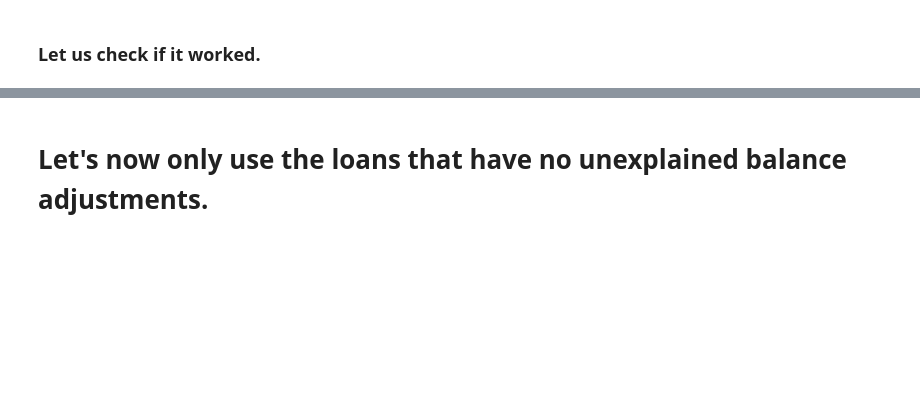
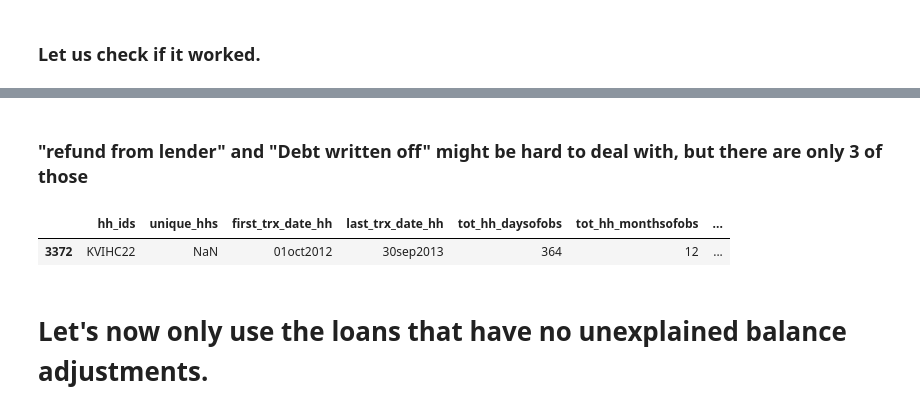
Before and after one commit to julclu/kenya_financial_diaries, a Jupyter notebook: ella/Pure_Truncation_Ella.ipynb, the cells around one changed output, grey strips where cells are left out. Drawn from its saved outputs; the diff is of its cells as text; code cells hidden in the pictures; blank space fills up the shorter version.

```diff
--- a/ella/Pure_Truncation_Ella.ipynb
+++ b/ella/Pure_Truncation_Ella.ipynb
@@ -56,3 +55,10 @@ print(s)
+# %% [markdown]
+### "refund from lender" and "Debt written off" might be hard to deal with, but there are only 3 of those
+# %%
+dfb[dfb["trx_prx_purpose"]=="6. Debt written off"]
+# %% [output]
+|  | hh_ids | unique_hhs | first_trx_date_hh | last_trx_date_hh | tot_hh_daysofobs | tot_hh_monthsofobs | ... |
+| 3372 | KVIHC22 | NaN | 01oct2012 | 30sep2013 | 364 | 12 | ... |
 # %% [markdown]
 # Let's now only use the loans that have no unexplained balance adjustments.
 # %%
```
Also changed, not shown: parts of 15 cells of this notebook, 3 other files.
